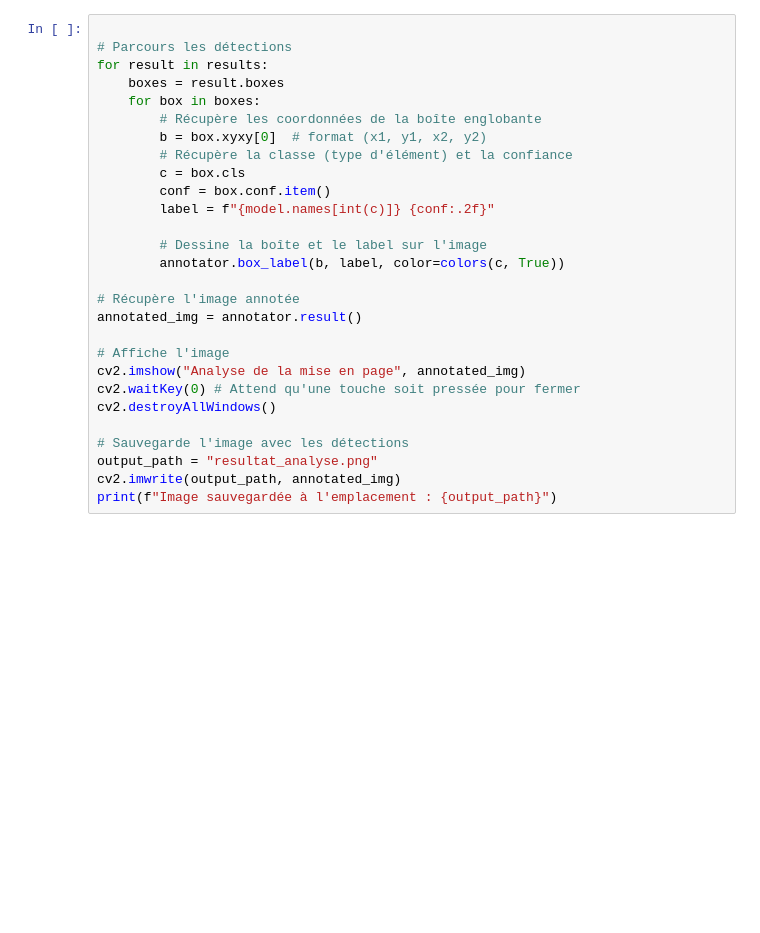
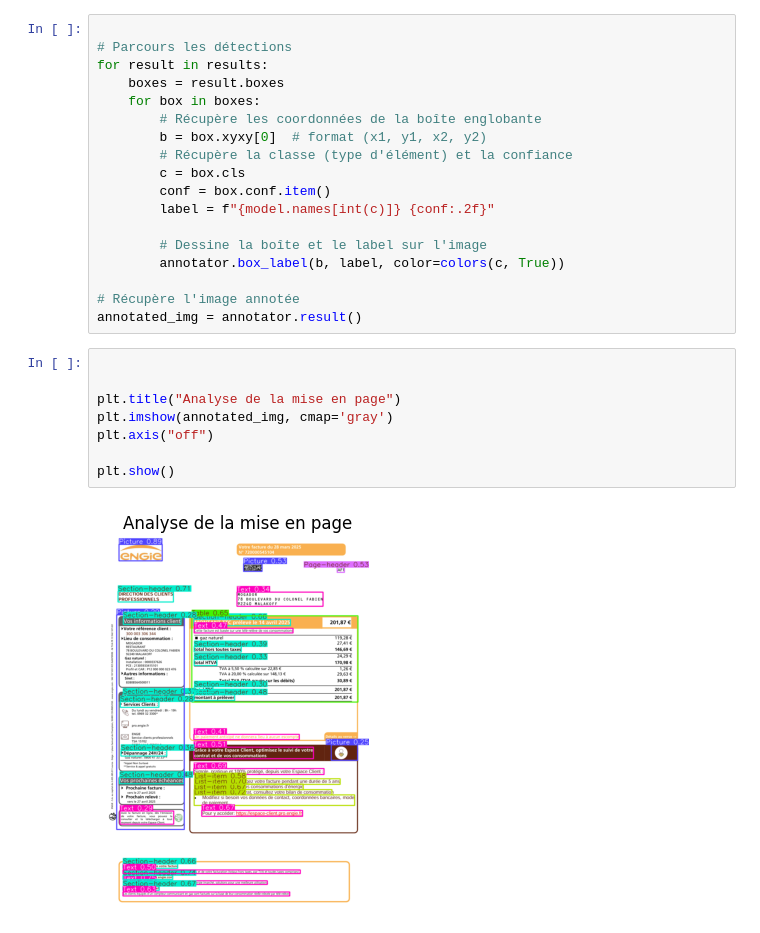
Before and after one commit to MohammedLbkl/detection-tva, a Jupyter notebook: src/segmentation/Yolo/.test.ipynb, the cells around one changed output. Cells and saved outputs as stored; diff of their text form; blank space fills up the shorter version.

```diff
--- a/src/segmentation/Yolo/.test.ipynb
+++ b/src/segmentation/Yolo/.test.ipynb
@@ -101,13 +126,13 @@ for result in results:
 
 # Récupère l'image annotée
 annotated_img = annotator.result()
-
-# Affiche l'image
-cv2.imshow("Analyse de la mise en page", annotated_img)
-cv2.waitKey(0) # Attend qu'une touche soit pressée pour fermer
-cv2.destroyAllWindows()
-
-# Sauvegarde l'image avec les détections
-output_path = "resultat_analyse.png"
-cv2.imwrite(output_path, annotated_img)
-print(f"Image sauvegardée à l'emplacement : {output_path}")
+# %%
+
+
+plt.title("Analyse de la mise en page")
+plt.imshow(annotated_img, cmap='gray')
+plt.axis("off")
+
+plt.show()
+# %% [output]
+[figure, added]
```
Also changed, not shown: parts of 5 cells of this notebook, 1 other file.
